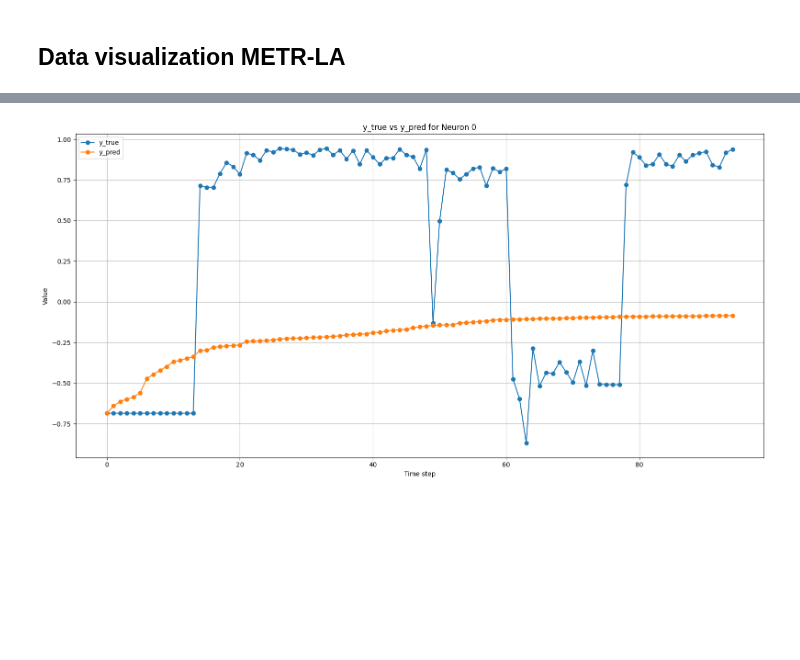
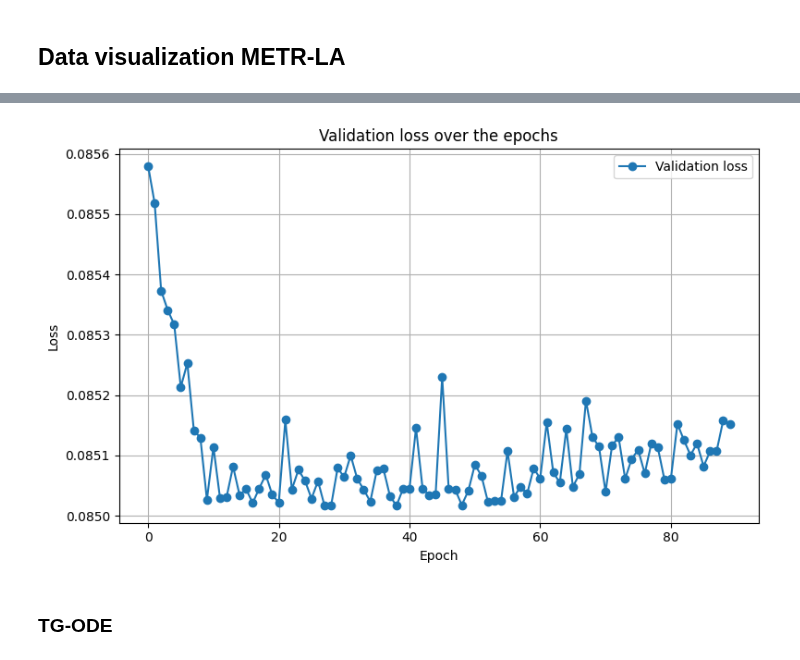
Before and after one commit to riccardocappi/Kan-for-Interpretable-Graph-Dynamics, a Jupyter notebook: post_processing.ipynb, the cells around one changed output, grey strips where cells are left out. Cells and saved outputs as stored; diff of their text form; code cells hidden in the pictures; blank space fills up the shorter version.

```diff
--- a/post_processing.ipynb
+++ b/post_processing.ipynb
@@ -386,15 +366,10 @@ y_true, y_pred = plot_predictions_integration(
-# %%
-node_index = 0
-
-plt.figure(figsize=(16, 8))
-plt.plot(y_true[:, node_index, :], label='y_true', marker='o')
-plt.plot(y_pred[:, node_index, :], label='y_pred', marker='o')
-plt.xlabel('Time step')
-plt.ylabel('Value')
-plt.title(f'y_true vs y_pred for Neuron {node_index}')
-plt.legend()
-plt.grid(True)
-plt.tight_layout()
-plt.show()
-# %% [output]
-[figure, removed]
+# %%
+plot_results(
+    results['validation_loss'],
+    label = 'Validation loss',
+    title = 'Validation loss over the epochs'
+)
+# %% [output]
+[figure, added]
+# %% [markdown]
+### TG-ODE
```
Also changed, not shown: parts of 48 cells of this notebook, 6 other files.
